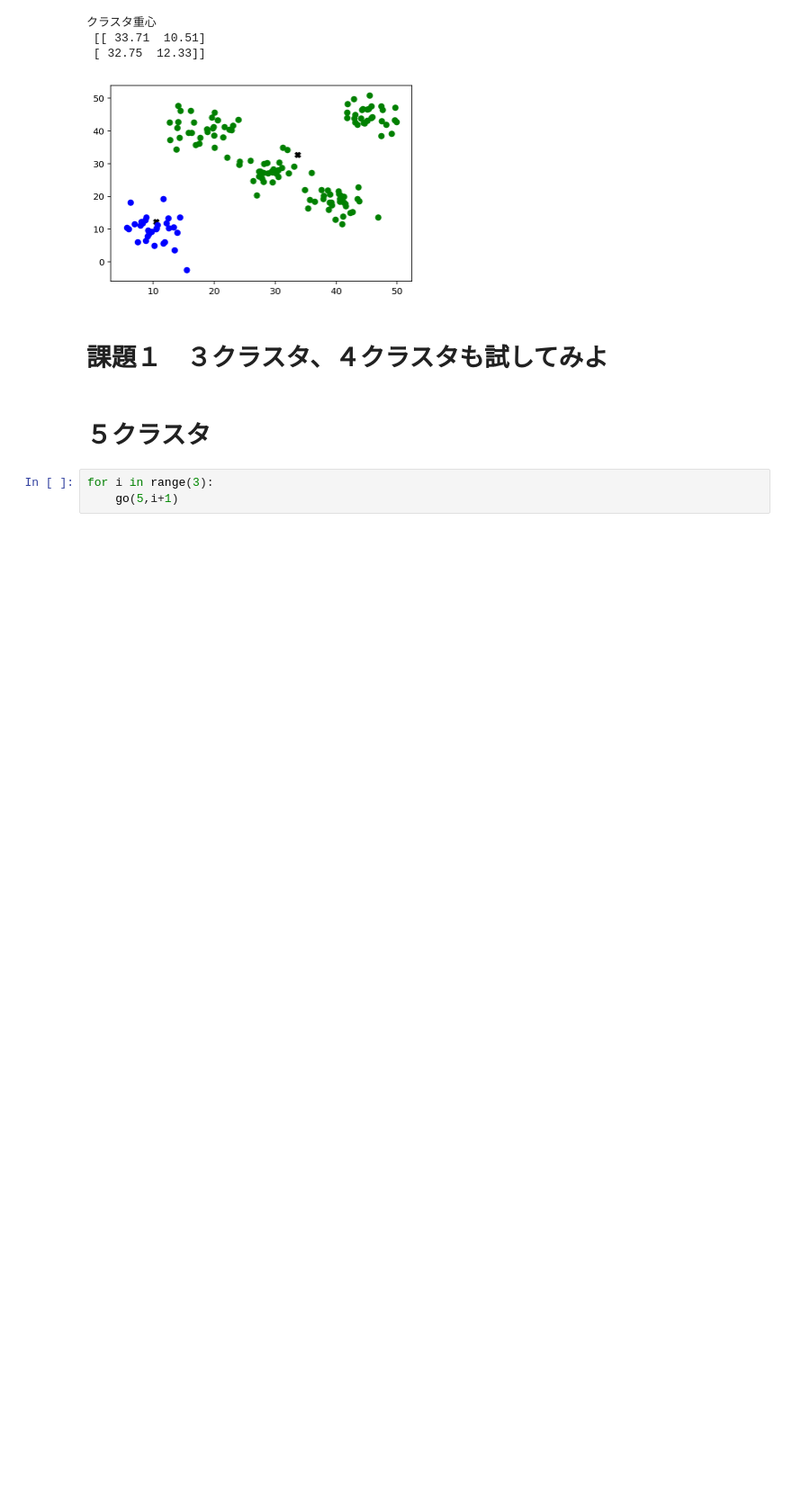
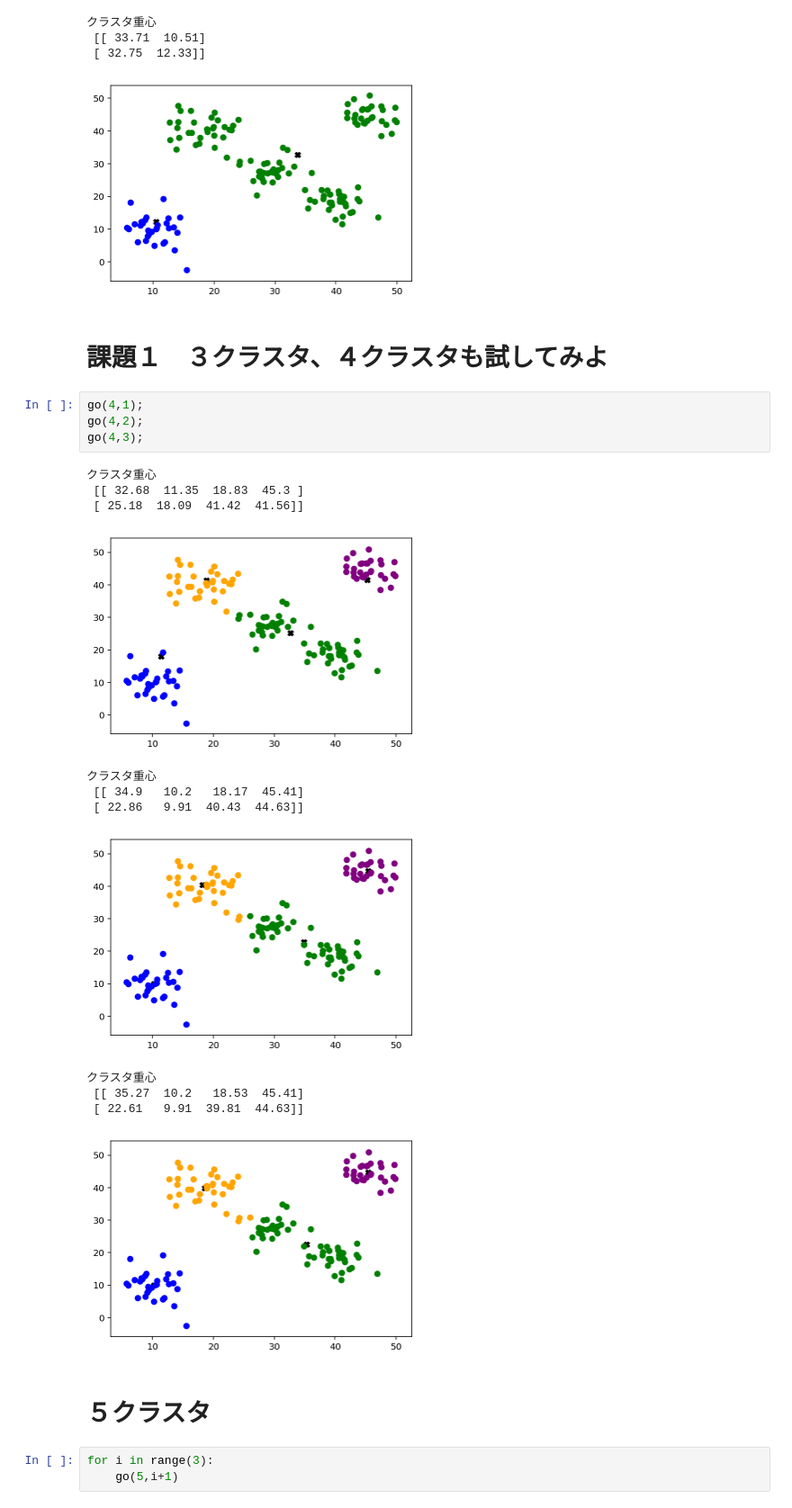
Before and after one commit to yoosisama/MLLesson, a Jupyter notebook: ML01 クラスタリング/L001-K-means 法の実験2D.ipynb, the cells around one changed output. Shown: that part at 90% size. Cells and saved outputs as stored; diff of their text form; blank space fills up the shorter version.

```diff
--- a/ML01 クラスタリング/L001-K-means 法の実験2D.ipynb
+++ b/ML01 クラスタリング/L001-K-means 法の実験2D.ipynb
@@ -113,6 +113,23 @@ go(2,3);
 [figure]
 # %% [markdown]
 # 課題１　３クラスタ、４クラスタも試してみよ
+# %%
+go(4,1);
+go(4,2);
+go(4,3);
+# %% [output]
+クラスタ重心
+ [[ 32.68  11.35  18.83  45.3 ]
+ [ 25.18  18.09  41.42  41.56]]
+[figure, added]
+クラスタ重心
+ [[ 34.9   10.2   18.17  45.41]
+ [ 22.86   9.91  40.43  44.63]]
+[figure, added]
+クラスタ重心
+ [[ 35.27  10.2   18.53  45.41]
+ [ 22.61   9.91  39.81  44.63]]
+[figure, added]
 # %% [markdown]
 # ５クラスタ
 # %%
```
Also changed, not shown: parts of 6 cells of this notebook, 3 other files.
